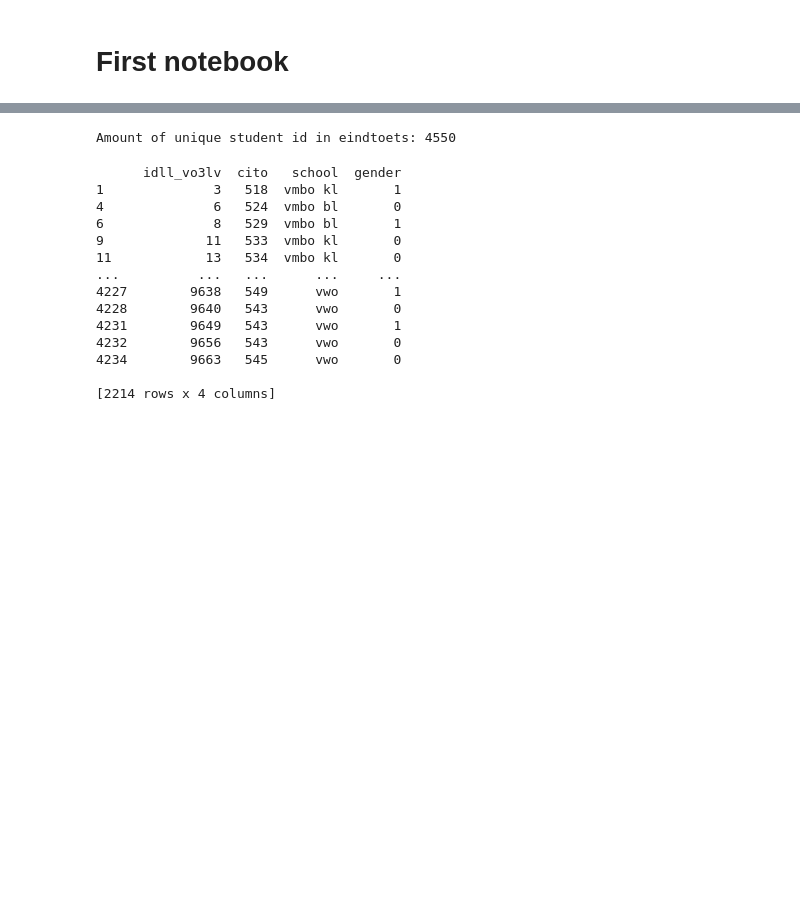
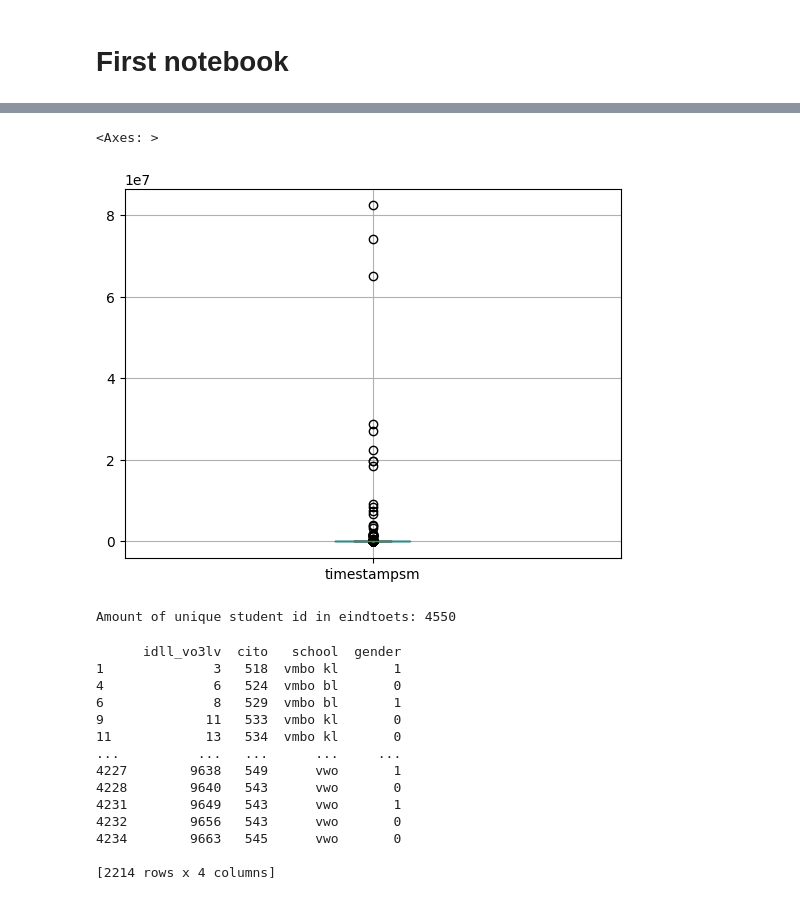
Before and after one commit to RowanBattles/Group4AI, a Jupyter notebook: Workbook.ipynb, the cells around one changed output, grey strips where cells are left out. Saved outputs shown, nothing was run; the diff lists cells and outputs as text; code cells hidden in the pictures; blank space fills up the shorter version.

```diff
--- a/Workbook.ipynb
+++ b/Workbook.ipynb
@@ -20,3 +106,9 @@ dfFivePoints.head()
+# %%
+# Boxplot timestampsm
+dfFivePoints.boxplot(column=['timestampsm'])
+# %% [output]
+<Axes: >
+[figure, added]
 # %%
 # Amount unique student id
 print('Amount of unique student id in eindtoets:', len(dfFivePoints['student_id'].unique()))
```
Also changed, not shown: parts of 8 cells of this notebook.
